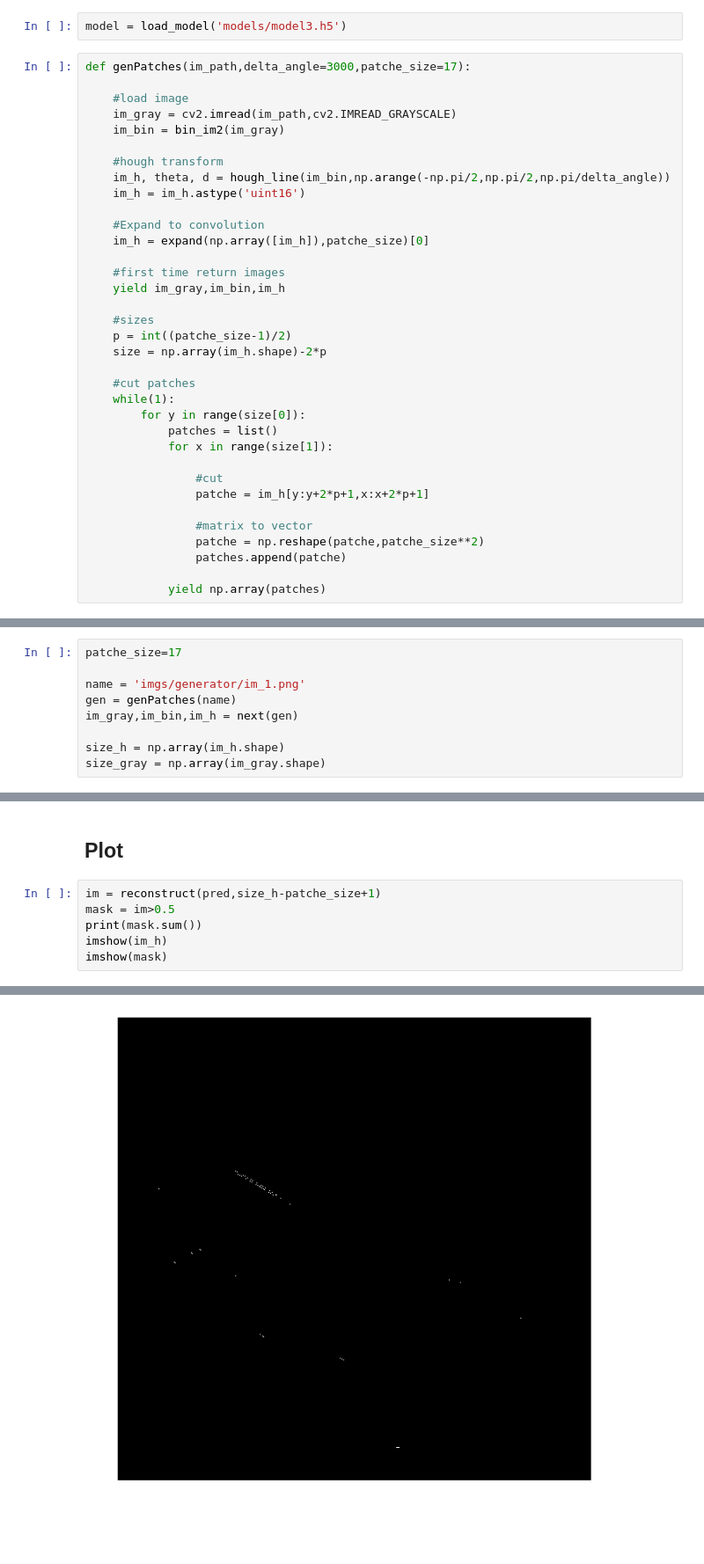
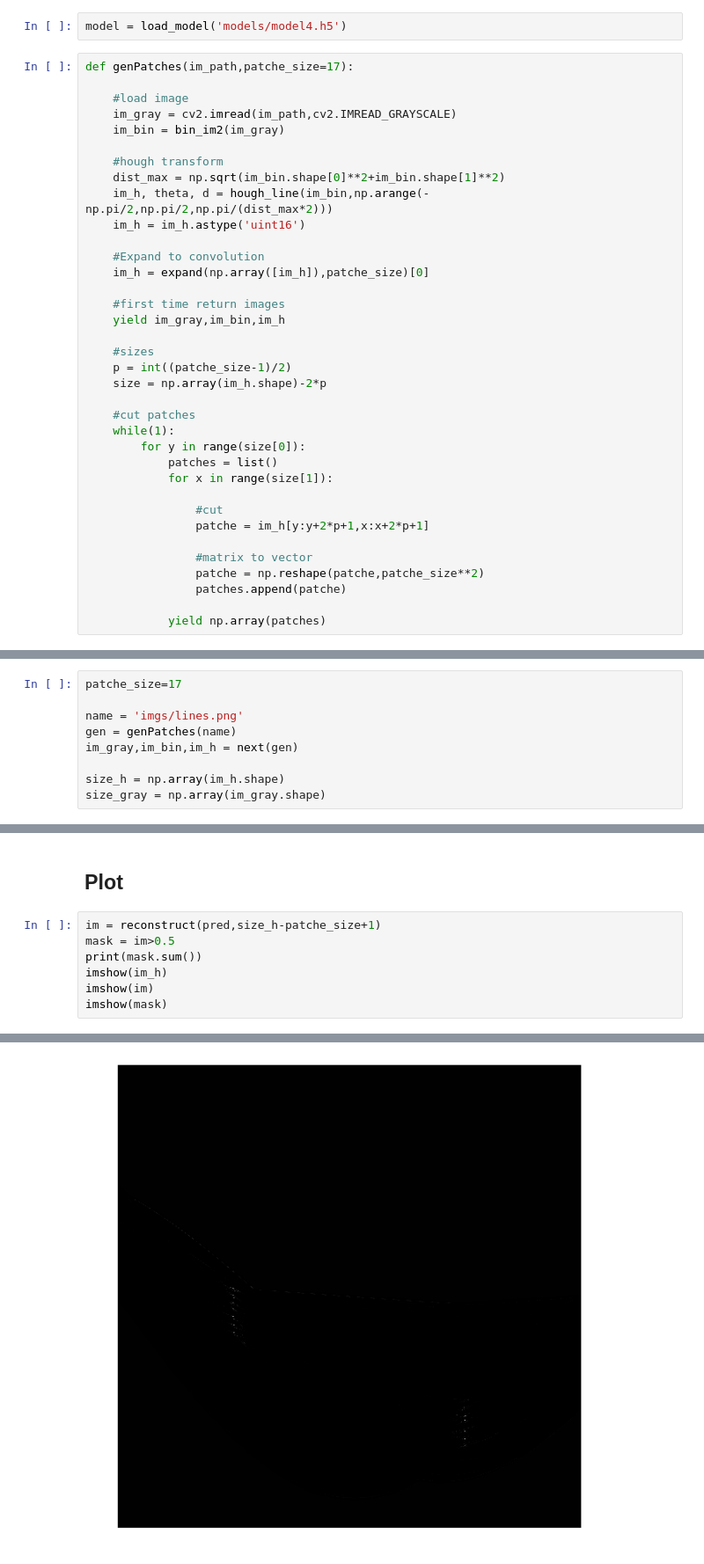
Before and after one commit to cordeirolibel/hough, a Jupyter notebook: Test.ipynb, the cells around one changed output, grey strips where cells are left out. Shown: that part at 88% size. Drawn from its saved outputs; the diff is of its cells as text; blank space fills up the shorter version.

Commit message:
model 4

```diff
--- a/Test.ipynb
+++ b/Test.ipynb
@@ -10,16 +10,17 @@ from keras.models import load_model
 # %% [output]
 Using TensorFlow backend.
 # %%
-model = load_model('models/model3.h5')
+model = load_model('models/model4.h5')
 # %%
-def genPatches(im_path,delta_angle=3000,patche_size=17):
+def genPatches(im_path,patche_size=17):
 
     #load image
     im_gray = cv2.imread(im_path,cv2.IMREAD_GRAYSCALE)
     im_bin = bin_im2(im_gray)
 
     #hough transform
-    im_h, theta, d = hough_line(im_bin,np.arange(-np.pi/2,np.pi/2,np.pi/delta_angle))
+    dist_max = np.sqrt(im_bin.shape[0]**2+im_bin.shape[1]**2)
+    im_h, theta, d = hough_line(im_bin,np.arange(-np.pi/2,np.pi/2,np.pi/(dist_max*2)))
     im_h = im_h.astype('uint16')
 
     #Expand to convolution
@@ -74,7 +75,7 @@ imgs/generator/im_[1~20].png
 # %%
 patche_size=17
 
-name = 'imgs/generator/im_1.png'
+name = 'imgs/lines.png'
 gen = genPatches(name)
 im_gray,im_bin,im_h = next(gen)
 
@@ -97,5 +98,6 @@ im = reconstruct(pred,size_h-patche_size+1)
 mask = im>0.5
 print(mask.sum())
 imshow(im_h)
+imshow(im)
 imshow(mask)
 # %% [output]
@@ -104 +106 @@ imshow(mask)
-[figure, old version]
+[figure, new version]
```
Also changed, not shown: parts of 15 cells of this notebook, 3 other files.
